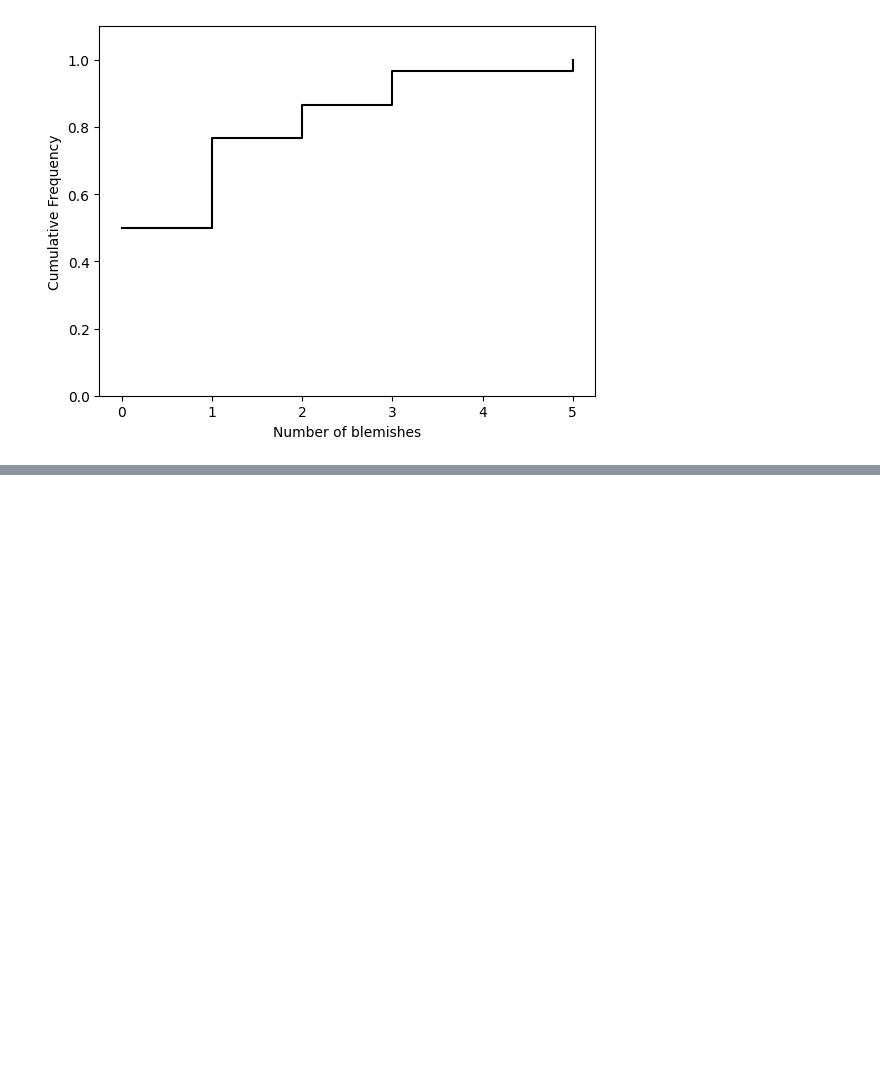
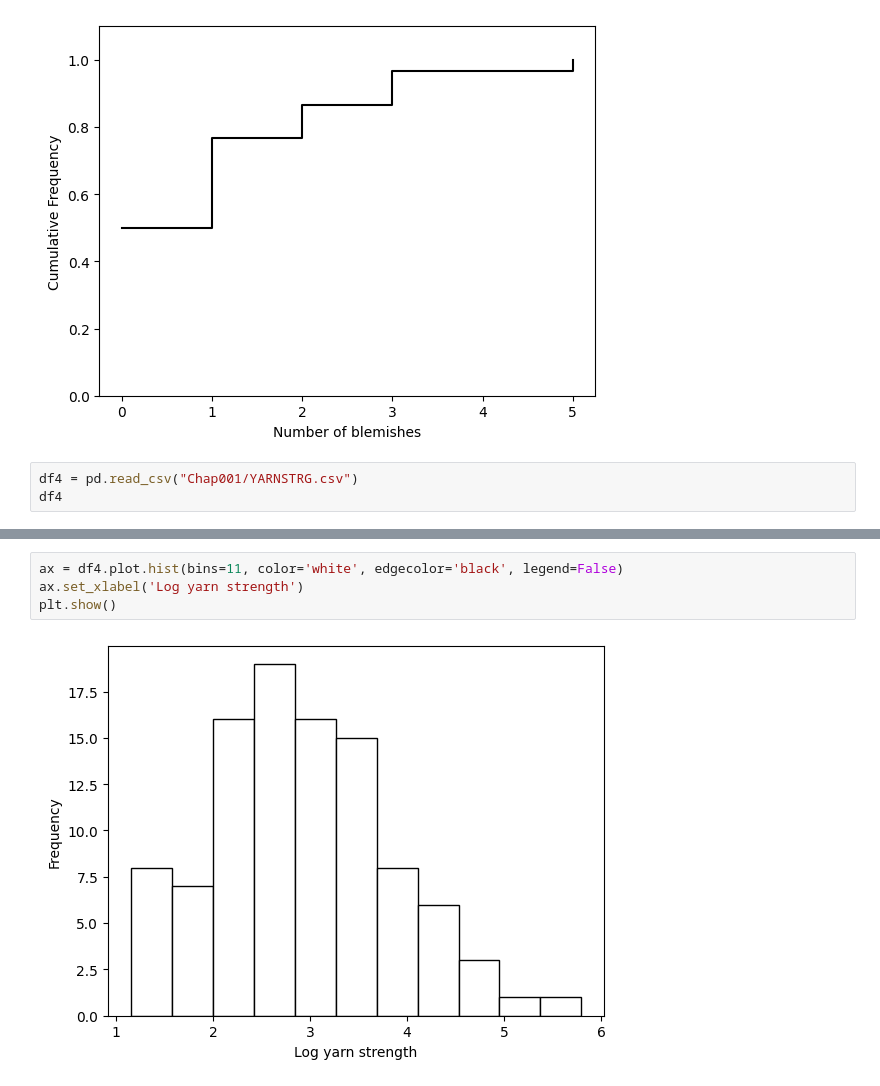
Before and after one commit to emabcede30/mistat-my-NBs, a Jupyter notebook: myChap001.ipynb, the cells around one changed output, grey strips where cells are left out. Saved outputs shown, nothing was run; the diff lists cells and outputs as text; blank space fills up the shorter version.

```diff
--- a/myChap001.ipynb
+++ b/myChap001.ipynb
@@ -384,3 +384,6 @@ ax.set_ylim(0, 1.1)
 plt.show()
 # %% [output]
 [figure]
+# %%
+df4 = pd.read_csv("Chap001/YARNSTRG.csv")
+df4
@@ -386,0 +404,6 @@ plt.show()
+# %%
+ax = df4.plot.hist(bins=11, color='white', edgecolor='black', legend=False)
+ax.set_xlabel('Log yarn strength')
+plt.show()
+# %% [output]
+[figure, added]
```
Also changed, not shown: parts of 6 cells of this notebook, 1 other file.
